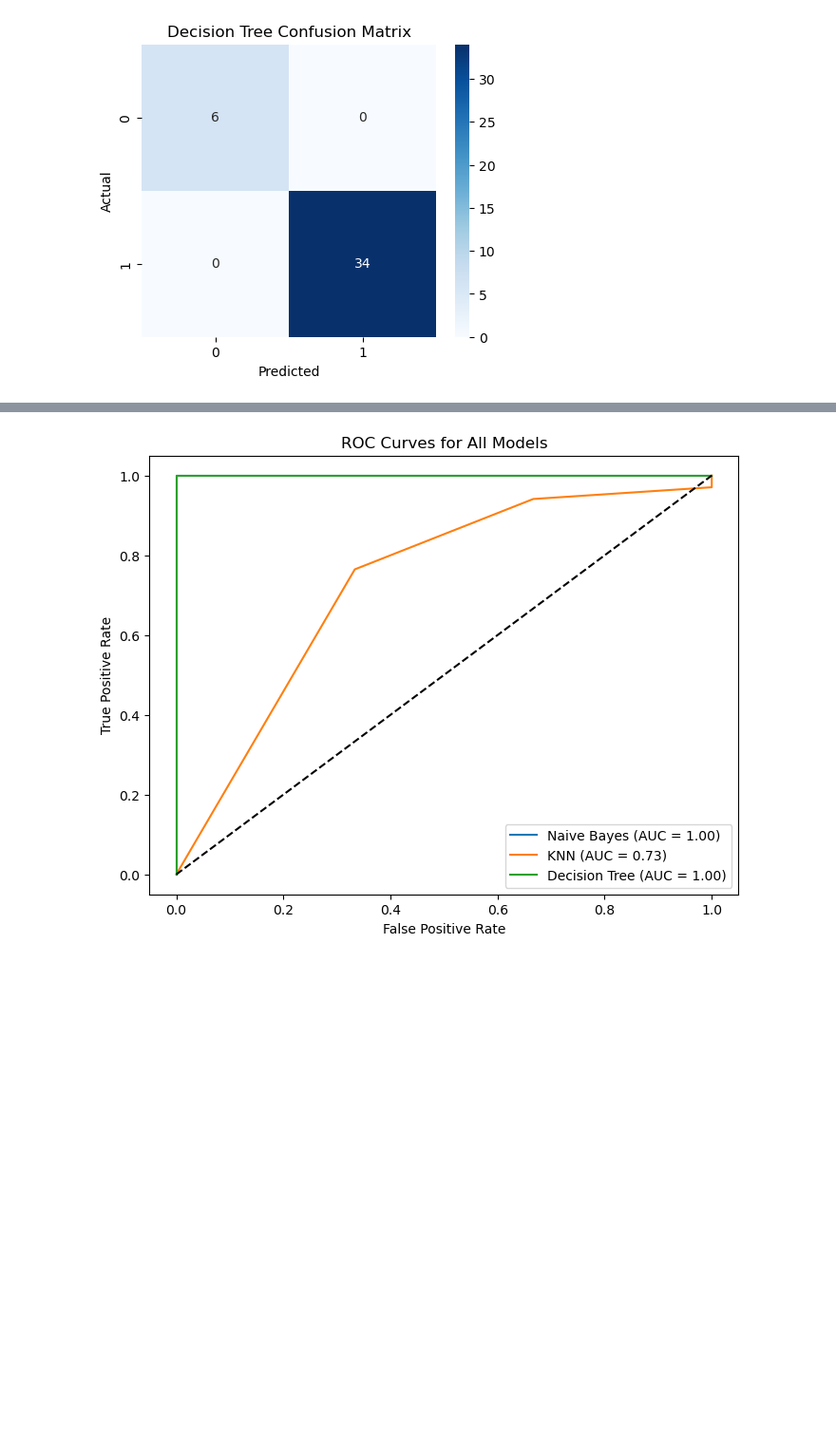
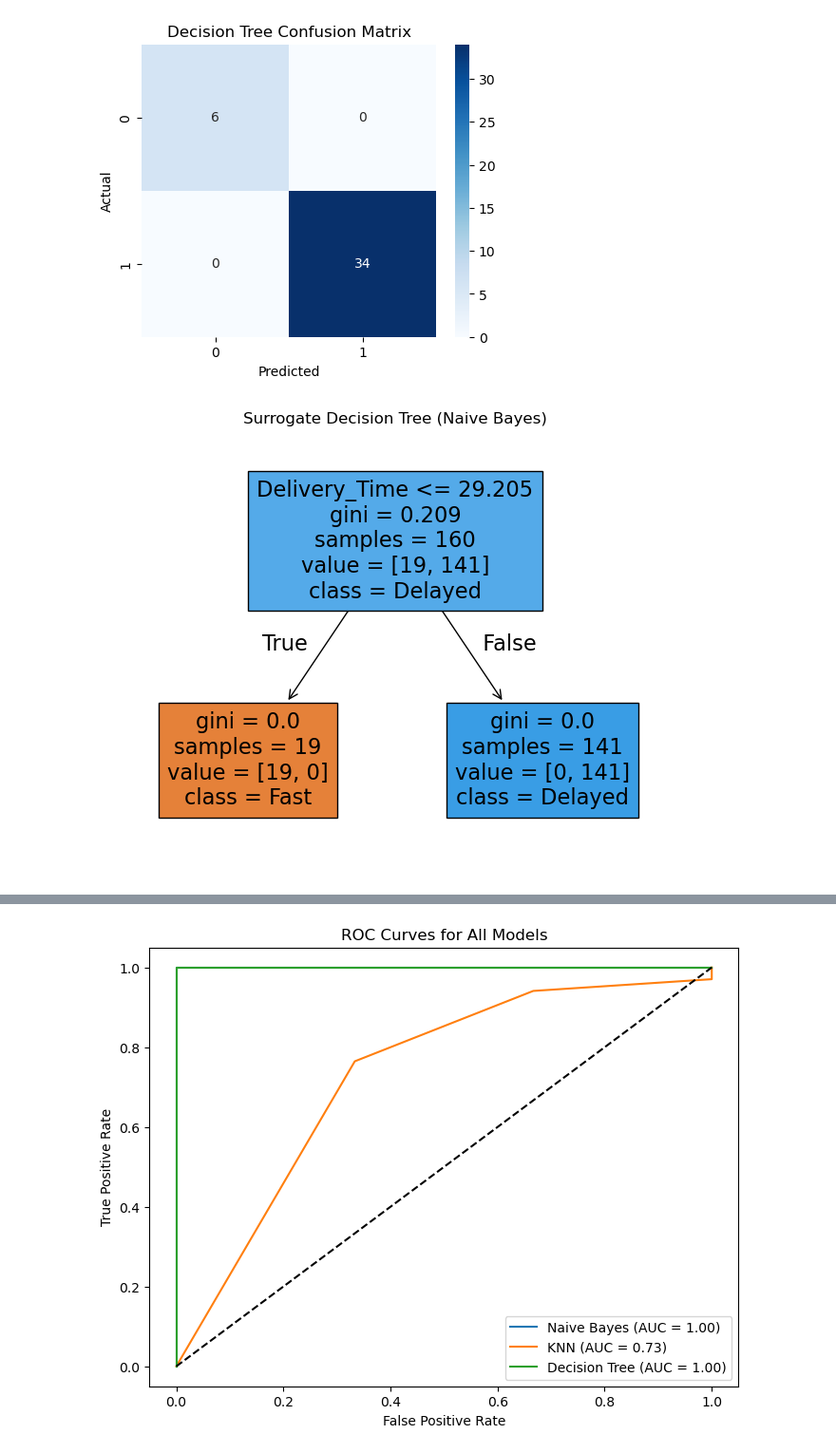
Before and after one commit to amityadav108/Project---Food_Delivery_Time_Prediction, a Jupyter notebook: Project_Food_Delivery_Time_Prediction_(1).ipynb, the cells around one changed output, grey strips where cells are left out. Shown at 95% size. Cells and saved outputs as stored; diff of their text form; code cells hidden in the pictures; blank space fills up the shorter version.

```diff
--- a/Project_Food_Delivery_Time_Prediction_(1).ipynb
+++ b/Project_Food_Delivery_Time_Prediction_(1).ipynb
@@ -152,3 +153,31 @@ plt.ylabel("Actual")
 plt.show()
 # %% [output]
 [figure]
+# %%
+# --- Train-Test Split ---
+X = df.drop('Delivery_Status', axis=1)
+y = df['Delivery_Status'].map({'Fast': 0, 'Delayed': 1})
+
+# Save feature names before any transformation
+feature_names = X.columns.tolist()
+
+X_train, X_test, y_train, y_test = train_test_split(X, y, test_size=0.2, random_state=42)
+
+# --- Naive Bayes Classifier ---
+nb_model = GaussianNB()
+nb_model.fit(X_train, y_train)
+
+# Surrogate Decision Tree for Naive Bayes
+nb_preds = nb_model.predict(X_train)
+nb_tree = DecisionTreeClassifier(max_depth=3, random_state=42)
+nb_tree.fit(X_train, nb_preds)
+
+plt.figure(figsize=(8, 6))
+tree.plot_tree(nb_tree,
+               feature_names=feature_names,
+               class_names=['Fast','Delayed'],
+               filled=True)
+plt.title("Surrogate Decision Tree (Naive Bayes)")
+plt.show()
+# %% [output]
+[figure, added]
```
Also changed, not shown: parts of 4 cells of this notebook.
